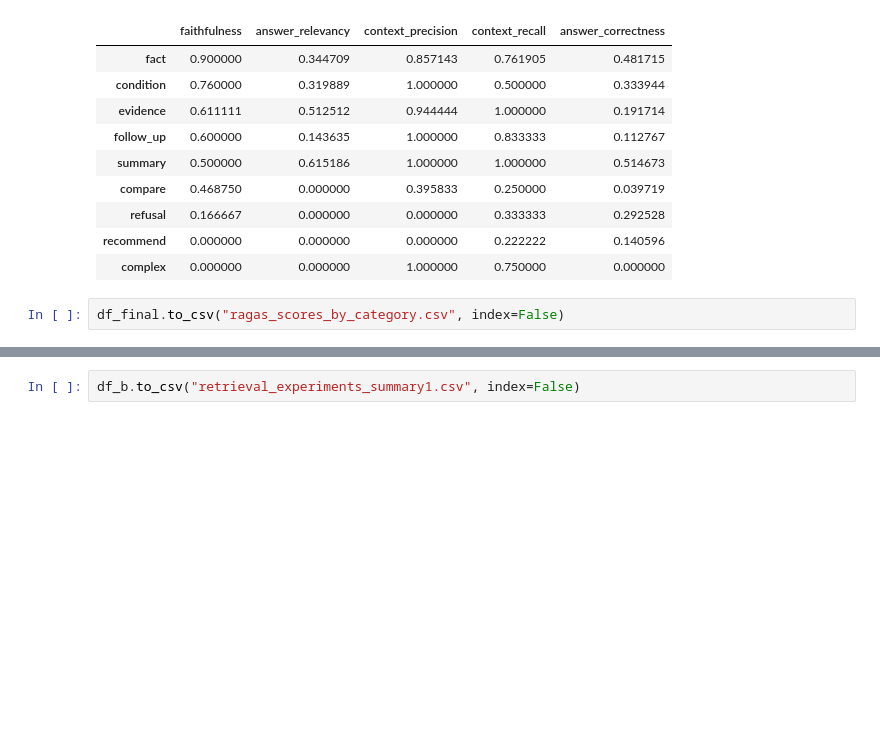
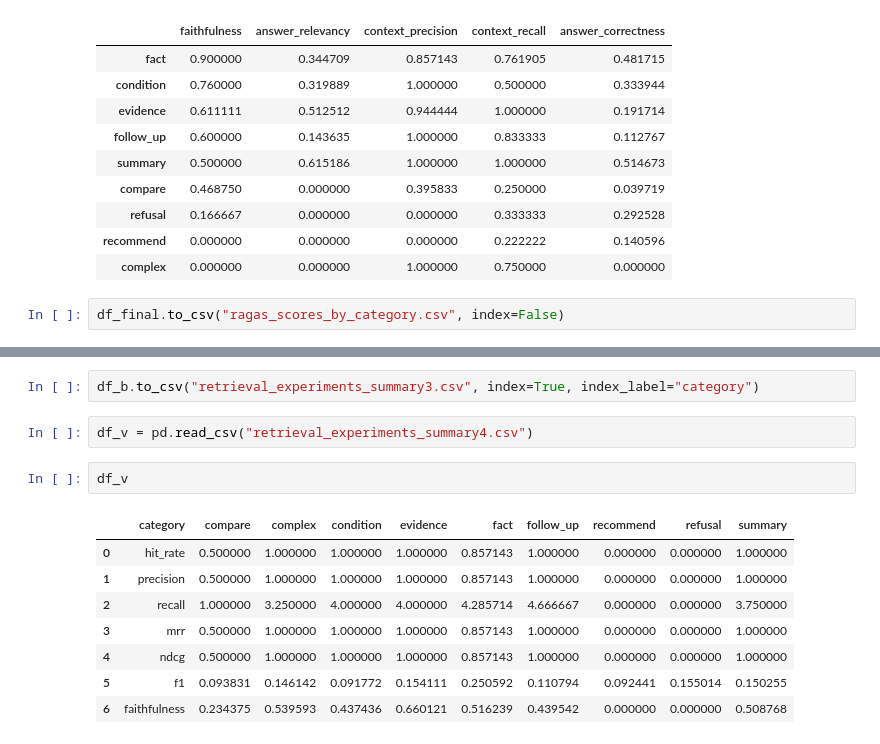
Before and after one commit to BidMind/Bidcoin, a Jupyter notebook: notebooks/03_retrieval_experiments.ipynb, the cells around one changed output, grey strips where cells are left out. Saved outputs shown, nothing was run; the diff lists cells and outputs as text; blank space fills up the shorter version.

```diff
--- a/notebooks/03_retrieval_experiments.ipynb
+++ b/notebooks/03_retrieval_experiments.ipynb
@@ -92,2 +158,15 @@ df_b
 # %%
-df_b.to_csv("retrieval_experiments_summary1.csv", index=False)
+df_b.to_csv("retrieval_experiments_summary3.csv", index=True, index_label="category")
+# %%
+df_v = pd.read_csv("retrieval_experiments_summary4.csv")
+# %%
+df_v
+# %% [output]
+|  | category | compare | complex | condition | evidence | fact | follow_up | recommend | refusal | summary |
+| 0 | hit_rate | 0.500000 | 1.000000 | 1.000000 | 1.000000 | 0.857143 | 1.000000 | 0.000000 | 0.000000 | 1.000000 |
+| 1 | precision | 0.500000 | 1.000000 | 1.000000 | 1.000000 | 0.857143 | 1.000000 | 0.000000 | 0.000000 | 1.000000 |
+| 2 | recall | 1.000000 | 3.250000 | 4.000000 | 4.000000 | 4.285714 | 4.666667 | 0.000000 | 0.000000 | 3.750000 |
+| 3 | mrr | 0.500000 | 1.000000 | 1.000000 | 1.000000 | 0.857143 | 1.000000 | 0.000000 | 0.000000 | 1.000000 |
+| 4 | ndcg | 0.500000 | 1.000000 | 1.000000 | 1.000000 | 0.857143 | 1.000000 | 0.000000 | 0.000000 | 1.000000 |
+| 5 | f1 | 0.093831 | 0.146142 | 0.091772 | 0.154111 | 0.250592 | 0.110794 | 0.092441 | 0.155014 | 0.150255 |
+| 6 | faithfulness | 0.234375 | 0.539593 | 0.437436 | 0.660121 | 0.516239 | 0.439542 | 0.000000 | 0.000000 | 0.508768 |
```
Also changed, not shown: parts of 14 cells of this notebook, 4 other files.
